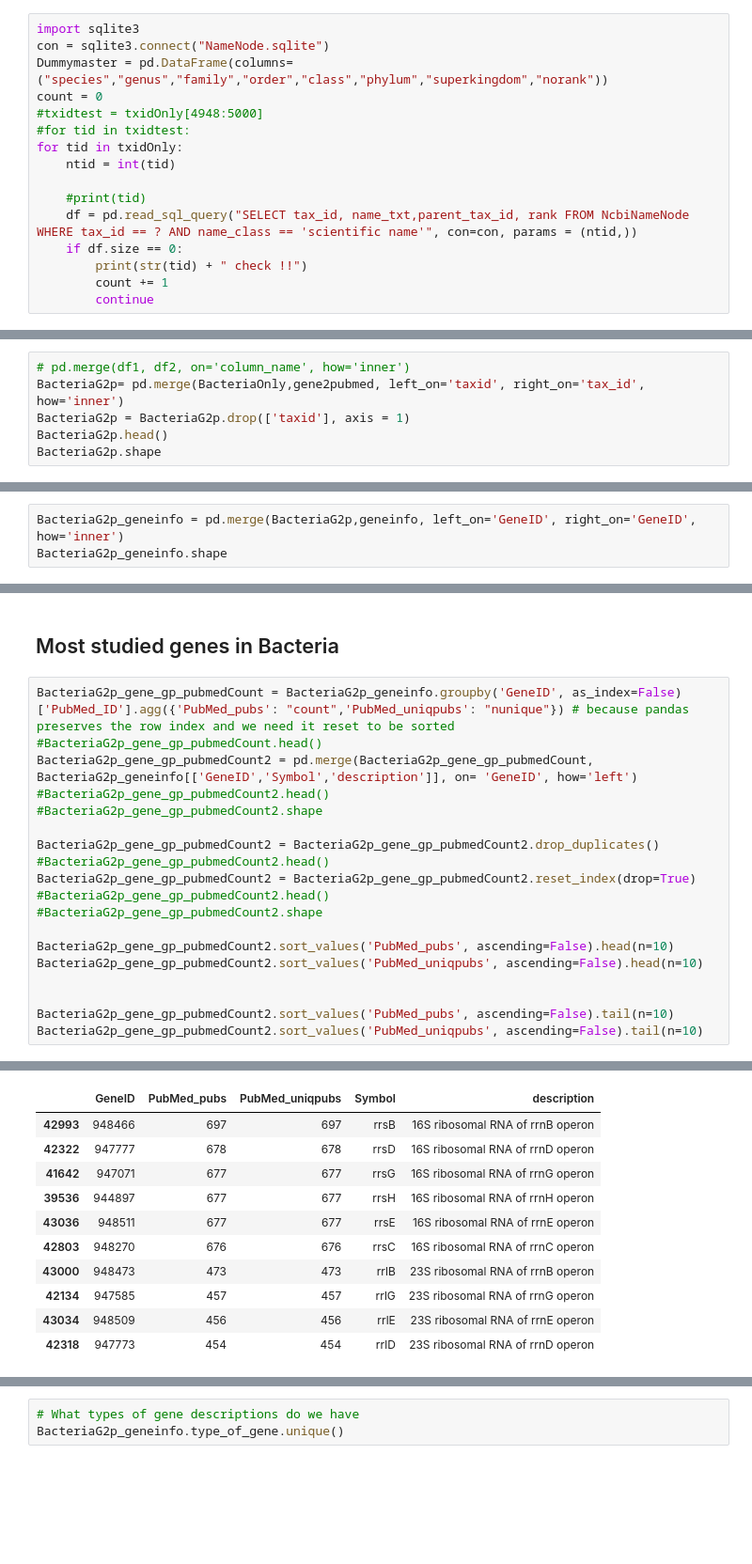
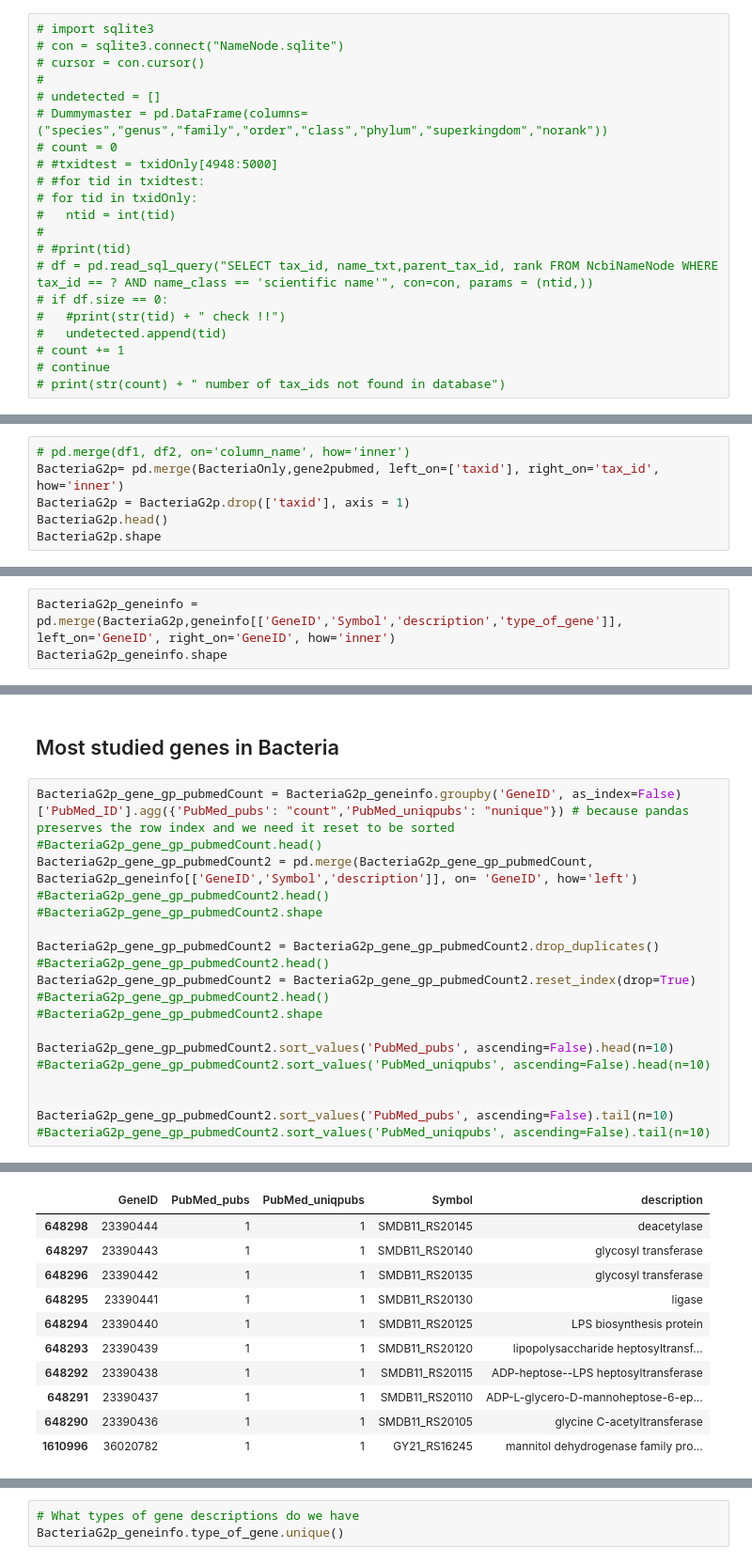
Before and after one commit to nsarode/popular_gene_prok, a Jupyter notebook: Bacteria.ipynb, the cells around one changed output, grey strips where cells are left out. Shown at 94% size. Drawn from its saved outputs; the diff is of its cells as text; blank space fills up the shorter version.

```diff
--- a/Bacteria.ipynb
+++ b/Bacteria.ipynb
@@ -39,16 +92,21 @@ txidtest = txidOnly[0:10000]
 # %%
-import sqlite3
-con = sqlite3.connect("NameNode.sqlite")
-Dummymaster = pd.DataFrame(columns=("species","genus","family","order","class","phylum","superkingdom","norank"))
-count = 0
-#txidtest = txidOnly[4948:5000]
-#for tid in txidtest:
-for tid in txidOnly:
-    ntid = int(tid)
-
-    #print(tid)
-    df = pd.read_sql_query("SELECT tax_id, name_txt,parent_tax_id, rank FROM NcbiNameNode WHERE tax_id == ? AND name_class == 'scientific name'", con=con, params = (ntid,))
-    if df.size == 0:
-        print(str(tid) + " check !!")
-        count += 1
-        continue
+# import sqlite3
+# con = sqlite3.connect("NameNode.sqlite")
+# cursor = con.cursor()
+#
+# undetected = []
+# Dummymaster = pd.DataFrame(columns=("species","genus","family","order","class","phylum","superkingdom","norank"))
+# count = 0
+# #txidtest = txidOnly[4948:5000]
+# #for tid in txidtest:
+# for tid in txidOnly:
+#   ntid = int(tid)
+#
+# #print(tid)
+# df = pd.read_sql_query("SELECT tax_id, name_txt,parent_tax_id, rank FROM NcbiNameNode WHERE tax_id == ? AND name_class == 'scientific name'", con=con, params = (ntid,))
+# if df.size == 0:
+#   #print(str(tid) + " check !!")
+#   undetected.append(tid)
+# count += 1
+# continue
+# print(str(count) + " number of tax_ids not found in database")
@@ -150,6 +195,6 @@ BacteriaOnly.shape
 # %%
 # pd.merge(df1, df2, on='column_name', how='inner')
-BacteriaG2p= pd.merge(BacteriaOnly,gene2pubmed, left_on='taxid', right_on='tax_id', how='inner')
+BacteriaG2p= pd.merge(BacteriaOnly,gene2pubmed, left_on=['taxid'], right_on='tax_id', how='inner')
 BacteriaG2p = BacteriaG2p.drop(['taxid'], axis = 1)
 BacteriaG2p.head()
 BacteriaG2p.shape
@@ -176,4 +228,4 @@ geneinfo.head()
 # %%
-BacteriaG2p_geneinfo = pd.merge(BacteriaG2p,geneinfo, left_on='GeneID', right_on='GeneID', how='inner')
+BacteriaG2p_geneinfo = pd.merge(BacteriaG2p,geneinfo[['GeneID','Symbol','description','type_of_gene']], left_on='GeneID', right_on='GeneID', how='inner')
 BacteriaG2p_geneinfo.shape
 # %% [output]
@@ -194,11 +255,11 @@ BacteriaG2p_gene_gp_pubmedCount2 = BacteriaG2p_gene_gp_pubmedCount2.reset_index(
 #BacteriaG2p_gene_gp_pubmedCount2.shape
 
 BacteriaG2p_gene_gp_pubmedCount2.sort_values('PubMed_pubs', ascending=False).head(n=10)
-BacteriaG2p_gene_gp_pubmedCount2.sort_values('PubMed_uniqpubs', ascending=False).head(n=10)
+#BacteriaG2p_gene_gp_pubmedCount2.sort_values('PubMed_uniqpubs', ascending=False).head(n=10)
 
 
 BacteriaG2p_gene_gp_pubmedCount2.sort_values('PubMed_pubs', ascending=False).tail(n=10)
-BacteriaG2p_gene_gp_pubmedCount2.sort_values('PubMed_uniqpubs', ascending=False).tail(n=10)
+#BacteriaG2p_gene_gp_pubmedCount2.sort_values('PubMed_uniqpubs', ascending=False).tail(n=10)
 # %% [output]
 |  | GeneID | PubMed_pubs | PubMed_uniqpubs | Symbol | description |
 | 42993 | 948466 | 697 | 697 | rrsB | 16S ribosomal RNA of rrnB operon |
@@ -209,16 +270,16 @@ BacteriaG2p_gene_gp_pubmedCount2.sort_values('PubMed_uniqpubs', ascending=False)
 | 42803 | 948270 | 676 | 676 | rrsC | 16S ribosomal RNA of rrnC operon |
 | 43000 | 948473 | 473 | 473 | rrlB | 23S ribosomal RNA of rrnB operon |
 | 42134 | 947585 | 457 | 457 | rrlG | 23S ribosomal RNA of rrnG operon |
 | 43034 | 948509 | 456 | 456 | rrlE | 23S ribosomal RNA of rrnE operon |
 | 42318 | 947773 | 454 | 454 | rrlD | 23S ribosomal RNA of rrnD operon |
 |  | GeneID | PubMed_pubs | PubMed_uniqpubs | Symbol | description |
-| 42993 | 948466 | 697 | 697 | rrsB | 16S ribosomal RNA of rrnB operon |
-| 42322 | 947777 | 678 | 678 | rrsD | 16S ribosomal RNA of rrnD operon |
-| 41642 | 947071 | 677 | 677 | rrsG | 16S ribosomal RNA of rrnG operon |
-| 39536 | 944897 | 677 | 677 | rrsH | 16S ribosomal RNA of rrnH operon |
-| 43036 | 948511 | 677 | 677 | rrsE | 16S ribosomal RNA of rrnE operon |
-| 42803 | 948270 | 676 | 676 | rrsC | 16S ribosomal RNA of rrnC operon |
-| 43000 | 948473 | 473 | 473 | rrlB | 23S ribosomal RNA of rrnB operon |
-| 42134 | 947585 | 457 | 457 | rrlG | 23S ribosomal RNA of rrnG operon |
-| 43034 | 948509 | 456 | 456 | rrlE | 23S ribosomal RNA of rrnE operon |
-| 42318 | 947773 | 454 | 454 | rrlD | 23S ribosomal RNA of rrnD operon |
+| 648298 | 23390444 | 1 | 1 | SMDB11_RS20145 | deacetylase |
+| 648297 | 23390443 | 1 | 1 | SMDB11_RS20140 | glycosyl transferase |
+| 648296 | 23390442 | 1 | 1 | SMDB11_RS20135 | glycosyl transferase |
+| 648295 | 23390441 | 1 | 1 | SMDB11_RS20130 | ligase |
+| 648294 | 23390440 | 1 | 1 | SMDB11_RS20125 | LPS biosynthesis protein |
+| 648293 | 23390439 | 1 | 1 | SMDB11_RS20120 | lipopolysaccharide heptosyltransf... |
+| 648292 | 23390438 | 1 | 1 | SMDB11_RS20115 | ADP-heptose--LPS heptosyltransferase |
+| 648291 | 23390437 | 1 | 1 | SMDB11_RS20110 | ADP-L-glycero-D-mannoheptose-6-ep... |
+| 648290 | 23390436 | 1 | 1 | SMDB11_RS20105 | glycine C-acetyltransferase |
+| 1610996 | 36020782 | 1 | 1 | GY21_RS16245 | mannitol dehydrogenase family pro... |
```
Also changed, not shown: parts of 28 cells of this notebook.
